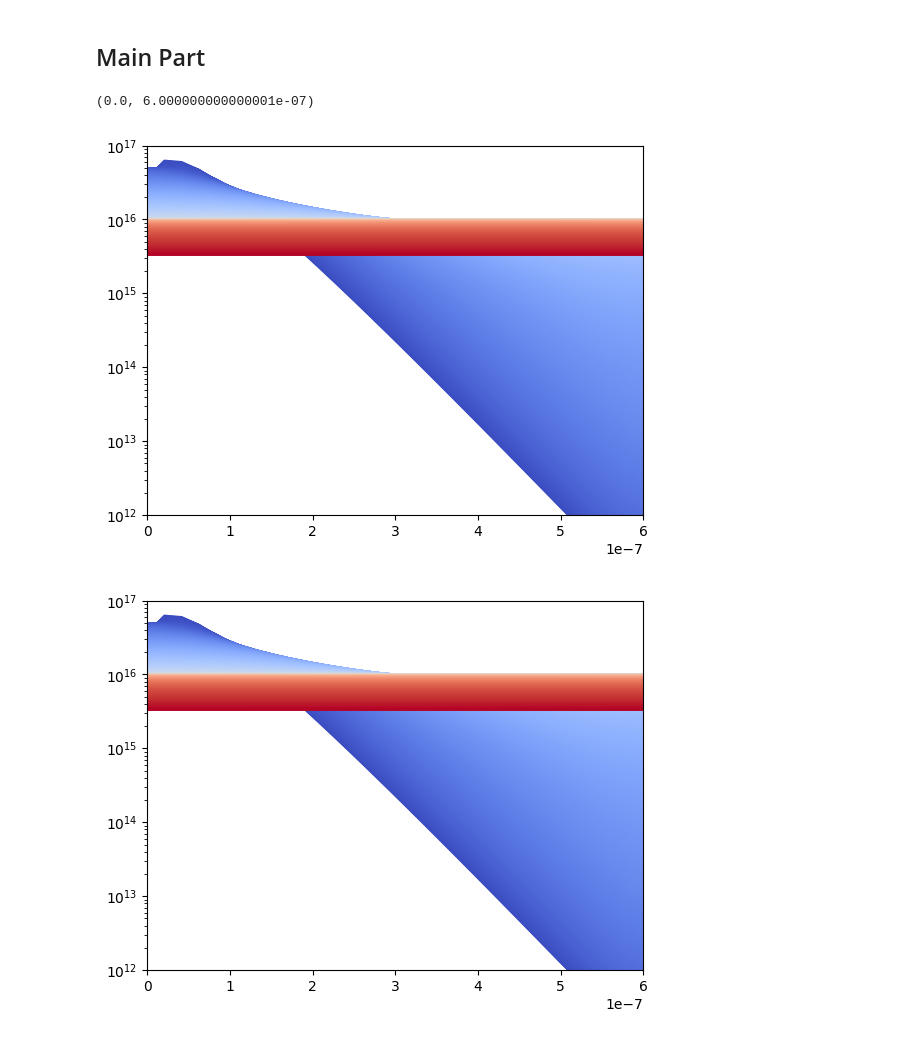
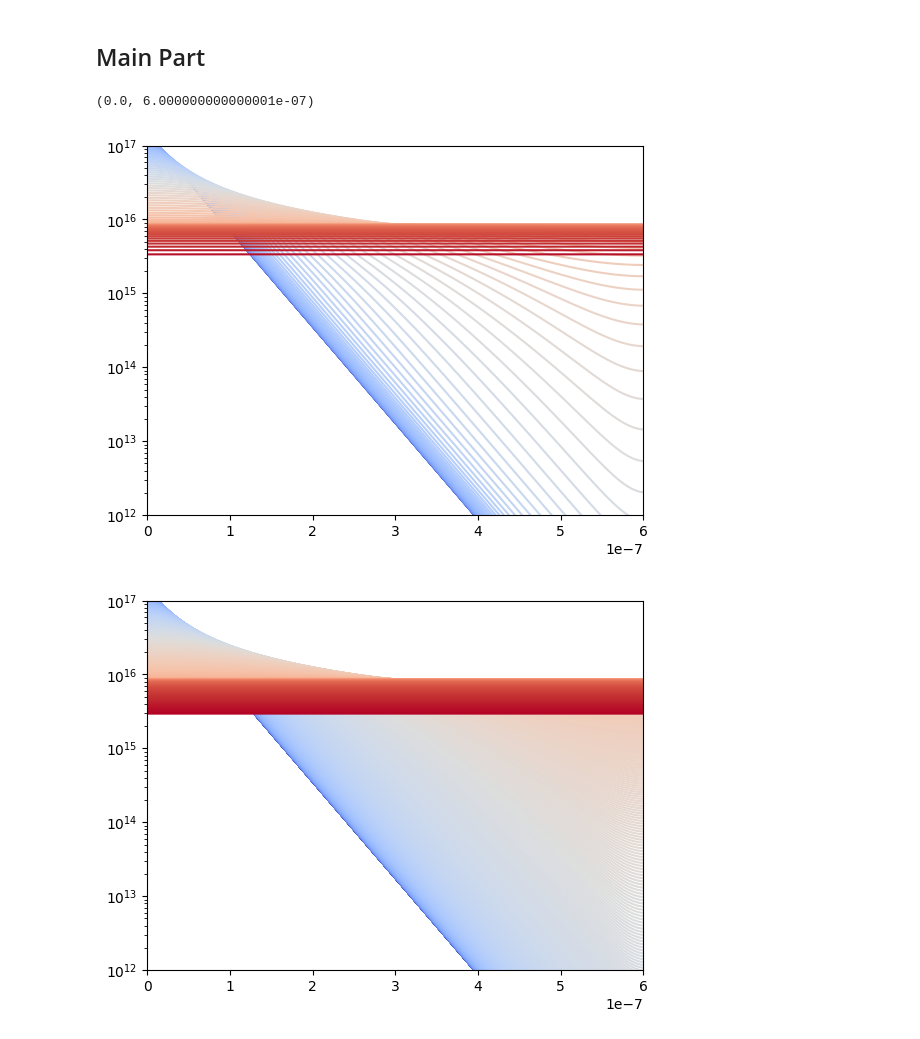
Before and after one commit to FilipFekete/optimPV-morbo, a Jupyter notebook: Simulate_TRPL.ipynb, the cells around one changed output. Cells and saved outputs as stored; diff of their text form; code cells hidden in the pictures.

```diff
--- a/Simulate_TRPL.ipynb
+++ b/Simulate_TRPL.ipynb
@@ -174,7 +208,7 @@ k_c = 0
 k_e = 0
 
 
-time = np.logspace(1,5,10000) * 1e-9 #s
+time = np.logspace(-2,5,10000) * 1e-9 #s
 
 # add 0 to the time array
 time = np.insert(time, 0, 0)
@@ -186,35 +220,35 @@ PL, n_dens, p_dens = model_in_numpy(time, Fluence, Thickness, alpha, p0, Sfront,
 # %%
 n = n_dens / 1e6
 p = p_dens / 1e6
 PL = PL
 plt.figure()
-x = np.linspace(0, Thickness, 30)
+x = np.linspace(0, Thickness, 100)
 # viridis
 import matplotlib.cm as cm
 import matplotlib.colors as mcolors
 cmap = cm.get_cmap('coolwarm',500)
 
 for i in range(len(n_dens)-1):
     # keep evry 10th
-    if i % 10 == 0 and i != 0:
+    if i % 100 == 0 and i != 0:
         plt.plot(x, n[i], color=cmap(i/len(n_dens)), label=f'{time[i]:.2f}')
 
 plt.yscale('log')
 plt.ylim(1e12, 1e17)
 plt.xlim(0, Thickness)
 
 plt.figure()
 for i in range(len(p_dens)-1):
     # keep evry 10th
     if i % 10 == 0 and i != 0:
         plt.plot(x, p[i], color=cmap(i/len(n_dens)), label=f'{time[i]:.2f}')
 plt.yscale('log')
 plt.ylim(1e12, 1e17)
 plt.xlim(0, Thickness)
 # %% [output]
 (0.0, 6.000000000000001e-07)
-[figure, old version]
+[figure, new version]
-[figure, old version]
+[figure, new version]
 # %%
 mobs = np.geomspace(1e-4, 1e2, 4) * 1e-4
 Fluence = 4.8e11 * 1e4   #cm-2
```
Also changed, not shown: parts of 7 cells of this notebook, 7 other files.
